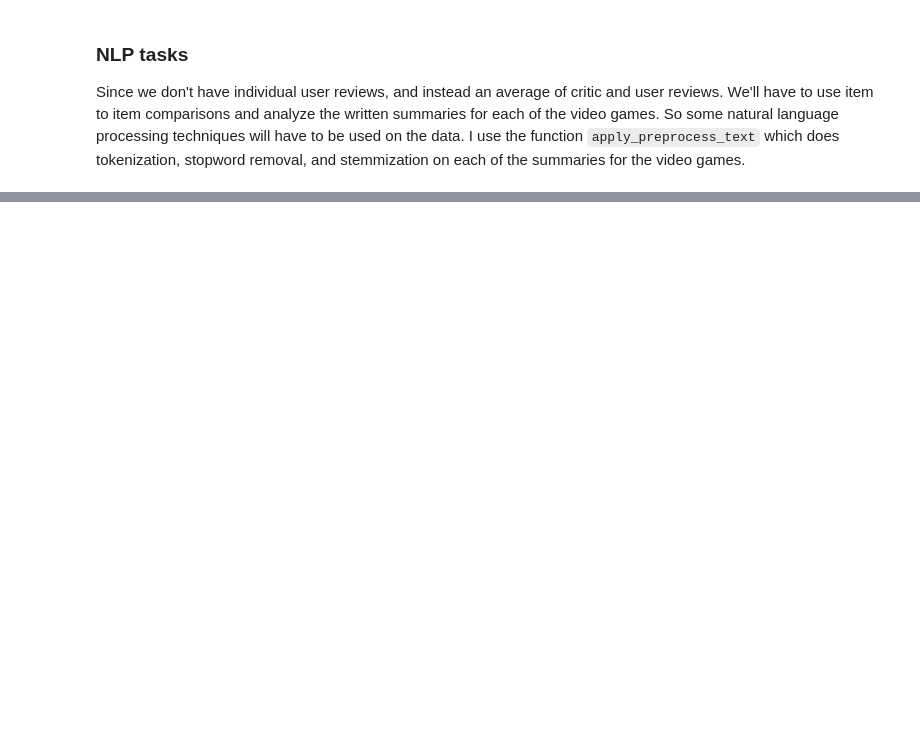
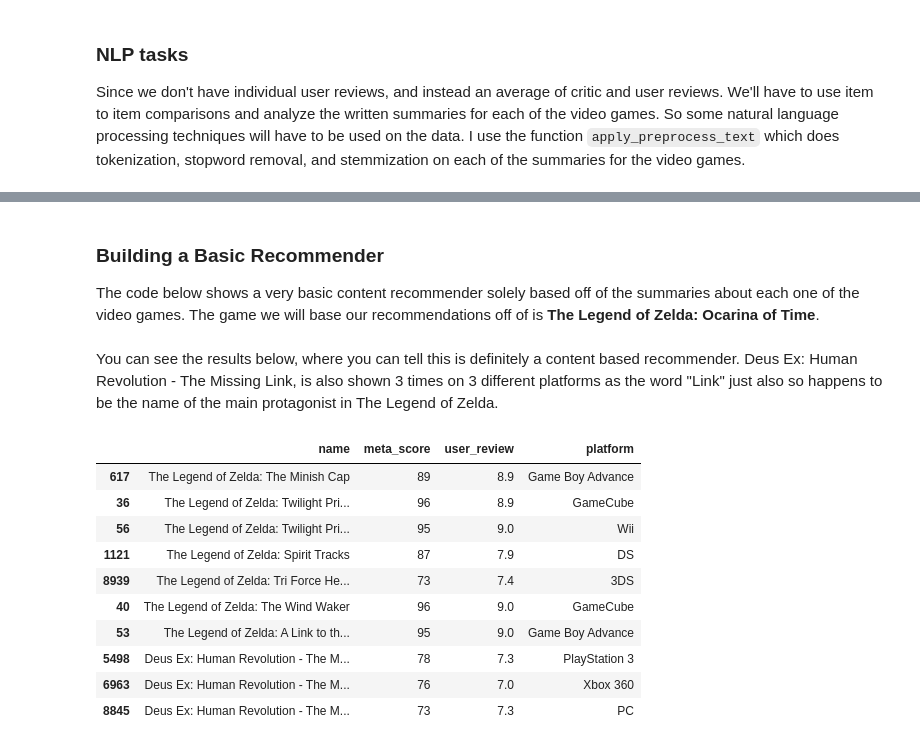
Before and after one commit to Sibajar/recsys-games, a Jupyter notebook: game_recommendations.ipynb, the cells around one changed output, grey strips where cells are left out. Drawn from its saved outputs; the diff is of its cells as text; code cells hidden in the pictures; blank space fills up the shorter version.

Commit message:
Finished notebook and class.

```diff
--- a/game_recommendations.ipynb
+++ b/game_recommendations.ipynb
@@ -56,3 +65,52 @@ df.head(10)
 | 7 | Red Dead Redemption 2 | Xbox One | 2018-10-26 | develop creator grand theft auto ... | 97 | 8.0 | 2018 | 2010 | Xbox |
 | 8 | Grand Theft Auto V | Xbox One | 2014-11-18 | grand theft auto 5 meld storytel ... | 97 | 7.9 | 2014 | 2010 | Xbox |
 | 9 | Grand Theft Auto V | PlayStation 3 | 2013-09-17 | lo santo vast , sun-soak metropol... | 97 | 8.3 | 2013 | 2010 | PlayStation |
+# %% [markdown]
+### Building a Basic Recommender
+
+The code below shows a very basic content recommender solely based off of the summaries about each one of the video games. The game we will base our recommendations off of is **The Legend of Zelda: Ocarina of Time**.
+# %%
+
+# Create a bag-of-words representation
+summary_tokens = df['summary']
+vectorizer = CountVectorizer()
+dtm = vectorizer.fit_transform(summary_tokens)
+
+# Compute the cosine similarity between each pair of items in the DTM
+cosine_sim = cosine_similarity(dtm)
+
+# Get the index of the item you want to recommend similar items for (Legend of Zelda Game)
+item_index = 0
+
+# Get the cosine similarities for the item with the specified index
+similarity_scores = list(enumerate(cosine_sim[item_index]))
+
+# Sort the similarity scores in descending order
+sorted_scores = sorted(similarity_scores, key=lambda x: x[1], reverse=True)
+
+# Get the top 10 most similar items to the item with the specified index
+top_items = [i[0] for i in sorted_scores[1:11]]
+
+# Free up memory from notebook
+del dtm
+del cosine_sim
+
+# Show these columns
+cols = ["name", "meta_score", "user_review", "platform"]
+rec_df = df.iloc[top_items][cols]
+# %% [markdown]
+You can see the results below, where you can tell this is definitely a content based recommender. Deus Ex: Human Revolution - The Missing Link, is also shown 3 times on 3 different platforms as the word "Link" just also so happens to be the name of the main protagonist in The Legend of Zelda.
+# %%
+rec_df
+# %% [output]
+|  | name | meta_score | user_review | platform |
+| 617 | The Legend of Zelda: The Minish Cap | 89 | 8.9 | Game Boy Advance |
+| 36 | The Legend of Zelda: Twilight Pri... | 96 | 8.9 | GameCube |
+| 56 | The Legend of Zelda: Twilight Pri... | 95 | 9.0 | Wii |
+| 1121 | The Legend of Zelda: Spirit Tracks | 87 | 7.9 | DS |
+| 8939 | The Legend of Zelda: Tri Force He... | 73 | 7.4 | 3DS |
+| 40 | The Legend of Zelda: The Wind Waker | 96 | 9.0 | GameCube |
+| 53 | The Legend of Zelda: A Link to th... | 95 | 9.0 | Game Boy Advance |
+| 5498 | Deus Ex: Human Revolution - The M... | 78 | 7.3 | PlayStation 3 |
+| 6963 | Deus Ex: Human Revolution - The M... | 76 | 7.0 | Xbox 360 |
+| 8845 | Deus Ex: Human Revolution - The M... | 73 | 7.3 | PC |
```
Also changed, not shown: parts of 11 cells of this notebook, 10 other files.
